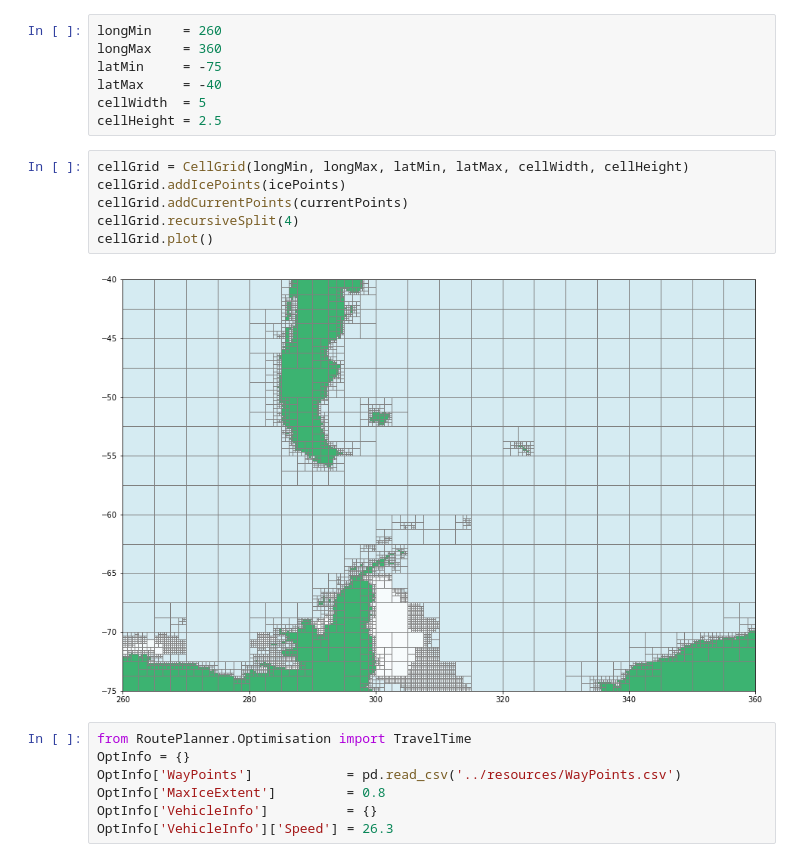
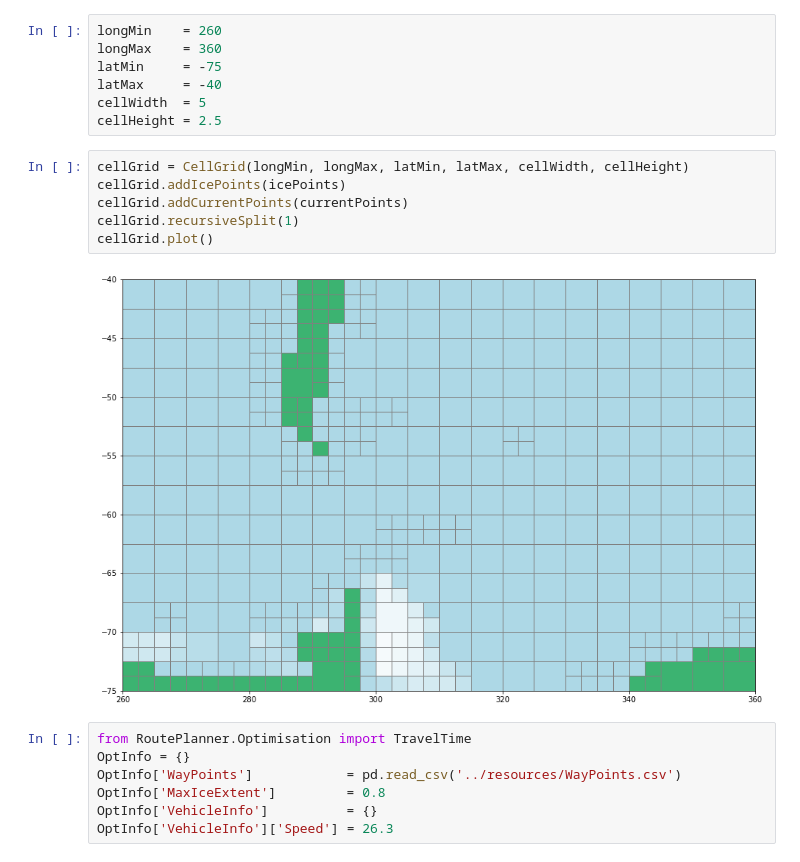
Before and after one commit to antarctica/PolarRoute, a Jupyter notebook: Examples/AllWaypoints.ipynb, the cells around one changed output. Saved outputs shown, nothing was run; the diff lists cells and outputs as text.

```diff
--- a/Examples/AllWaypoints.ipynb
+++ b/Examples/AllWaypoints.ipynb
@@ -25,11 +25,11 @@ cellHeight = 2.5
 # %%
 cellGrid = CellGrid(longMin, longMax, latMin, latMax, cellWidth, cellHeight)
 cellGrid.addIcePoints(icePoints)
 cellGrid.addCurrentPoints(currentPoints)
-cellGrid.recursiveSplit(4)
+cellGrid.recursiveSplit(1)
 cellGrid.plot()
 # %% [output]
-[figure, old version]
+[figure, new version]
 # %%
 from RoutePlanner.Optimisation import TravelTime
 OptInfo = {}
```
Also changed, not shown: parts of 1 cell of this notebook, 11 other files.
